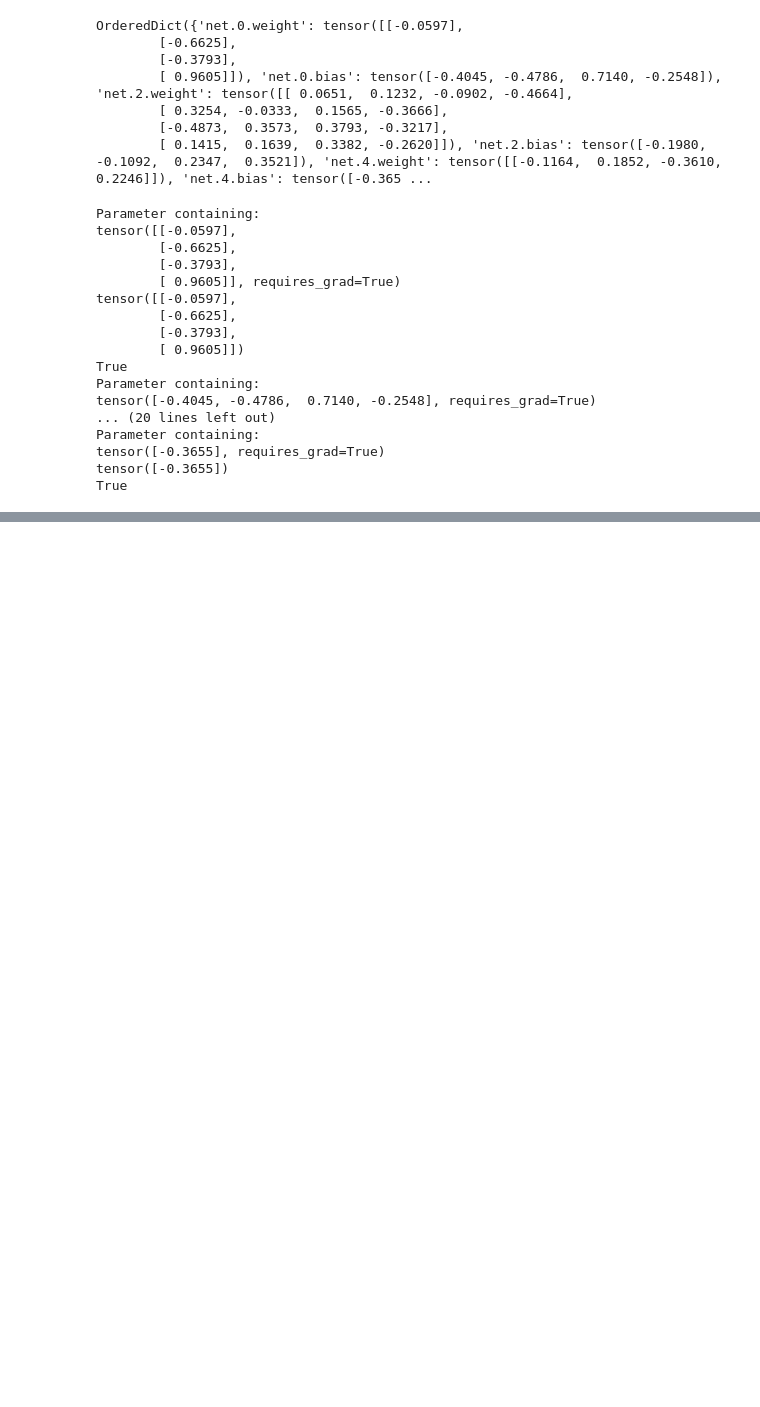
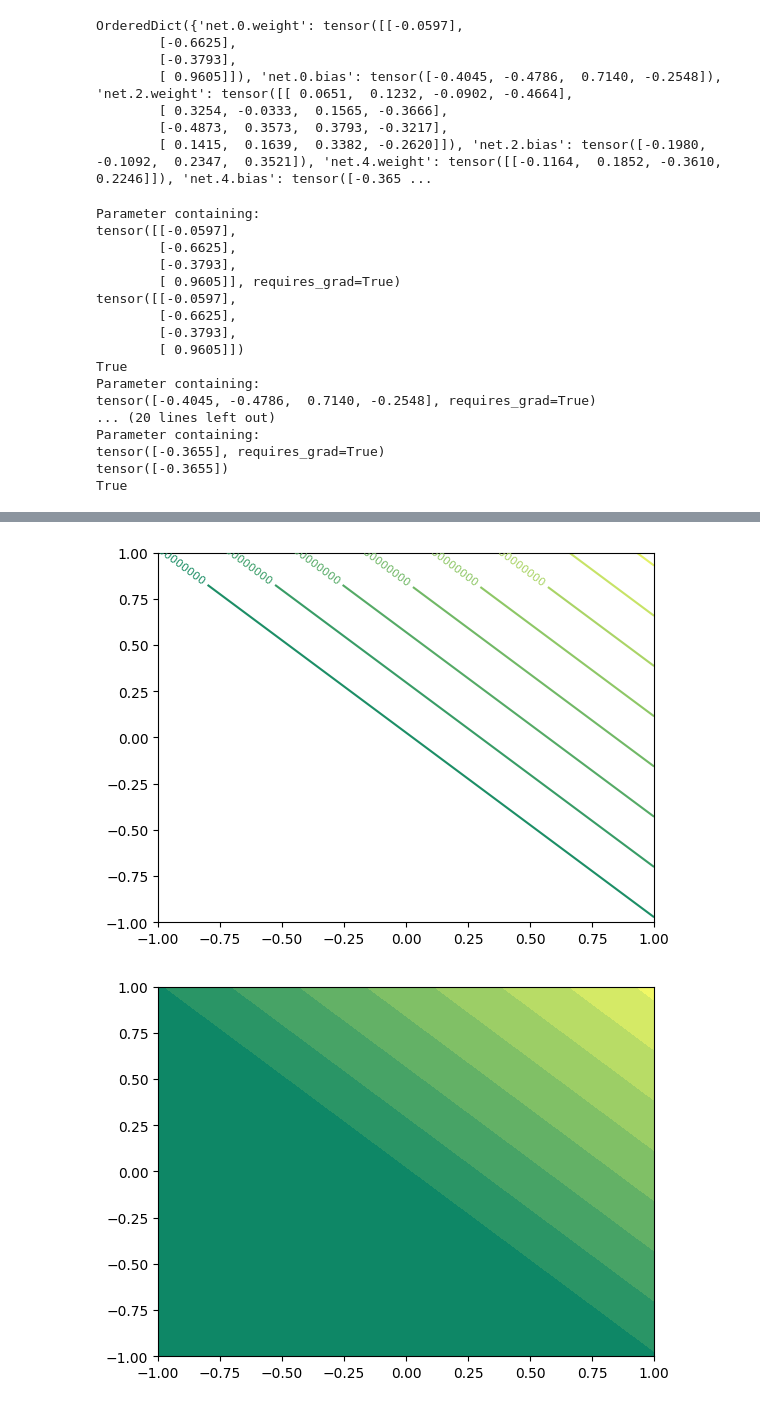
Before and after one commit to VictorSu33/DiffEqML, a Jupyter notebook: scratch.ipynb, the cells around one changed output, grey strips where cells are left out. Saved outputs shown, nothing was run; the diff lists cells and outputs as text; code cells hidden in the pictures; blank space fills up the shorter version.

Commit message:
working on loss landscape visualization

```diff
--- a/scratch.ipynb
+++ b/scratch.ipynb
@@ -70,0 +76,11 @@ True
+# %%
+weights = ll.get_weights(model)
+print(weights)
+direction = ll.create_random_direction(model, norm='filter', ignore=['bias'])
+def f(a,b,c):
+    return torch.zeros_like(a)
+X,Y,losses = ll.compute(model, weights, direction, (-1,1,2) ,(-1,1,2), X_data=torch.tensor([1], dtype=torch.float32), U_data=torch.tensor([0], dtype=torch.float32), X_col=torch.tensor([1], dtype=torch.float32), f=f, lambda_phys=1)
+
+print(X)
+print(Y)
+print(losses)
@@ -70,0 +101,5 @@ True
+# %%
+plot = ll.plot(X, Y, losses, name = "test")
+# %% [output]
+[figure, added]
+[figure, added]
```
Also changed, not shown: parts of 3 cells of this notebook, 7 other files.
